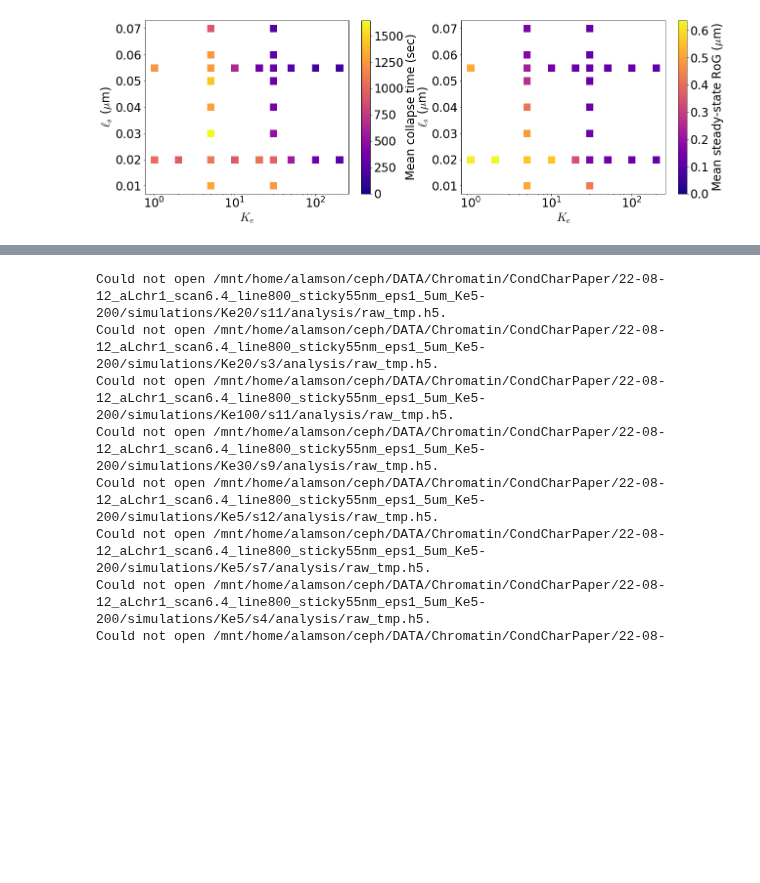
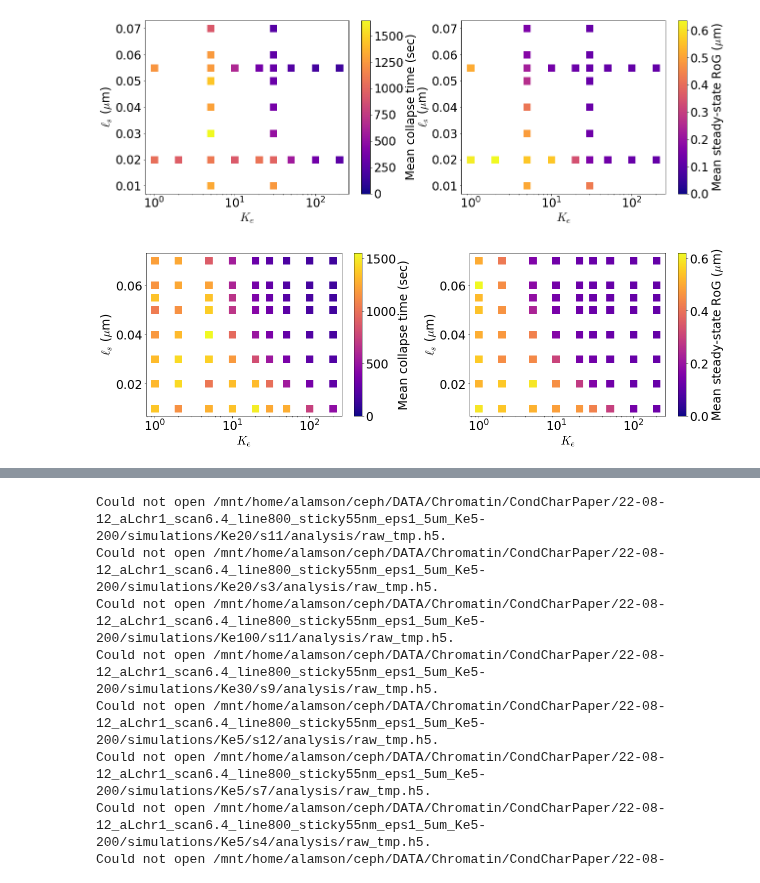
Before and after one commit to palladio11/aLENS_analysis, a Jupyter notebook: notebooks/18a-Radius_of_gyration_scan.ipynb, the cells around one changed output, grey strips where cells are left out. Drawn from its saved outputs; the diff is of its cells as text; code cells hidden in the pictures; blank space fills up the shorter version.

```diff
--- a/notebooks/18a-Radius_of_gyration_scan.ipynb
+++ b/notebooks/18a-Radius_of_gyration_scan.ipynb
@@ -700,4 +714,26 @@ Could not open /mnt/home/alamson/ceph/DATA/Chromatin/CondCharPaper/22-08-12_aLch
 Could not open /mnt/home/alamson/ceph/DATA/Chromatin/CondCharPaper/22-08-12_aLchr1_scan6.4_line800_sticky55nm_eps1_5um_Ke5-200/simulations/Ke10/s4/analysis/raw_tmp.h5.
 Could not open /mnt/home/alamson/ceph/DATA/Chromatin/CondCharPaper/22-08-12_aLchr1_scan6.4_line800_sticky55nm_eps1_5um_Ke5-200/simulations/Ke50/s11/analysis/raw_tmp.h5.
 [figure]
+# %%
+dpath_list = [cond_path / "22-12-08_aLchr1_slice8.8.12_line800_Ls0.1-0.7_kod3_Ke1-200/simulations",
+              cond_path / "22-12-07_aLchr1_scan8.12_line800_Ls55nm_kod3_Ke1-200/simulations",
+              cond_path / "22-10-18_aLchr1_scan7.12_Ke30_kod3.05_line800_stickyL.01-.07/simulations",
+              ]
+ss_ind = 0
+end_ind = -1
+start_bead = 0
+end_bead = None
+ss_rog_avg_start_ind = -600
+fig, axarr = plt.subplots(1, 2, figsize=(18, 6))
+data = collapse_size_phase_diagram(fig, axarr, dpath_list,
+                            ['Ke', 1], ['freeLength'], scale_mark_size=False)
+
+axarr[0].set_xscale('log')
+for ax in axarr:
+    _ = ax.set_xlabel('$K_e$')
+    _ = ax.set_ylabel('$\ell_s$ ($\mu$m)')
+
+fig.tight_layout()
+# %% [output]
+[figure, added]
 # %%
```
Also changed, not shown: parts of 2 cells of this notebook, 11 other files.
